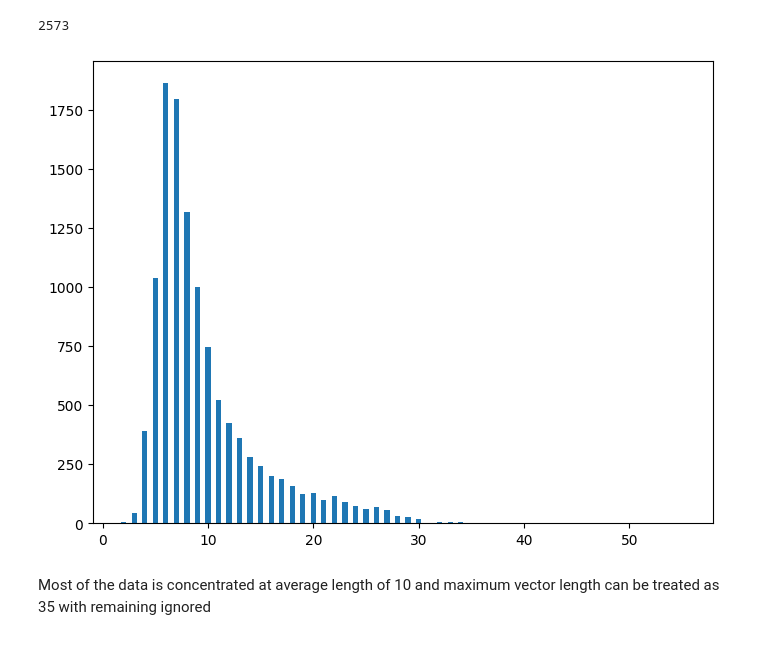
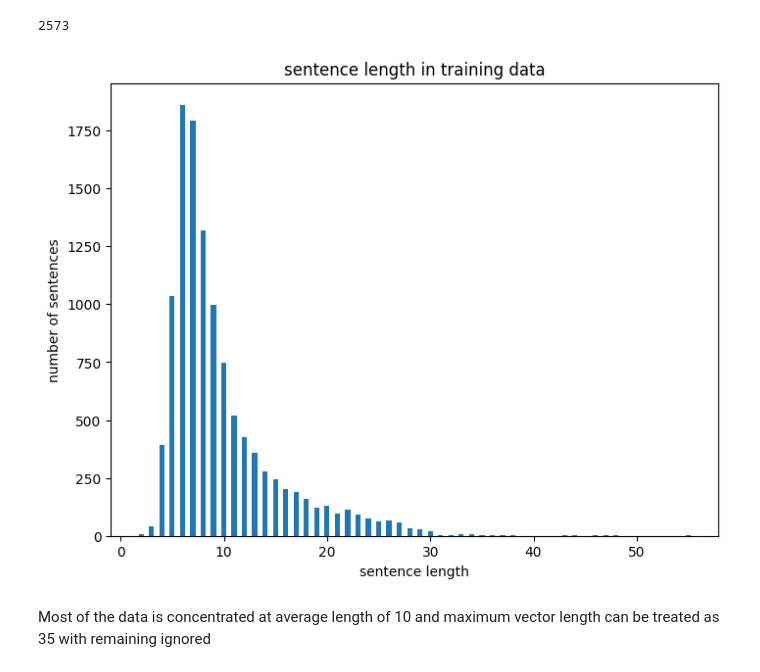
Before and after one commit to tanalpha-aditya/Advanced_Semantic_similarity, a Jupyter notebook: semantic_similiarity.ipynb, the cells around one changed output. Cells and saved outputs as stored; diff of their text form; code cells hidden in the pictures.

```diff
--- a/semantic_similiarity.ipynb
+++ b/semantic_similiarity.ipynb
@@ -155,9 +159,12 @@ import matplotlib.pyplot as plt
 # %%
 fig, ax = plt.subplots(figsize=(8, 6))
 ax.bar(list(sent_dict.keys()), list(sent_dict.values()), width=0.5)
+plt.title("sentence length in training data")
+plt.xlabel("sentence length")
+plt.ylabel("number of sentences")
 plt.show()
 # %% [output]
-[figure, old version]
+[figure, new version]
 # %% [markdown]
 Most of the data is concentrated at average length of 10 and maximum vector length can be treated as 35 with remaining ignored
 # %%
```
Also changed, not shown: parts of 148 cells of this notebook, 9 other files.
